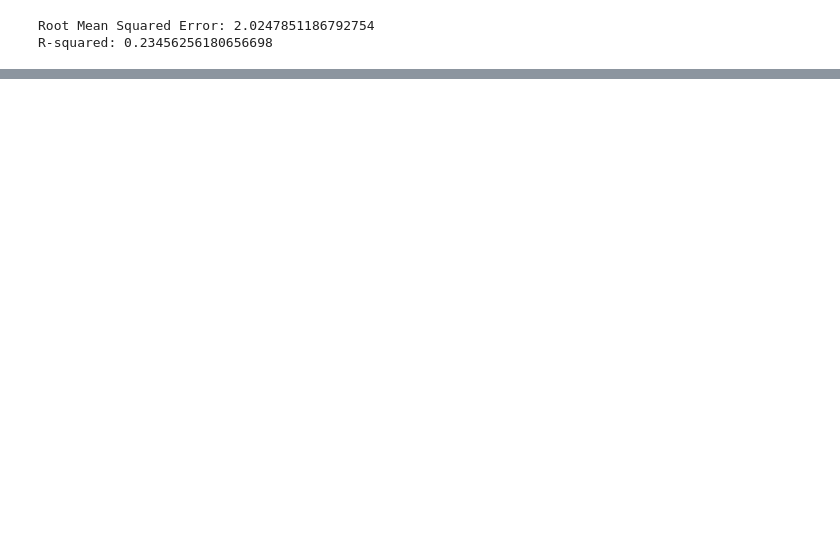
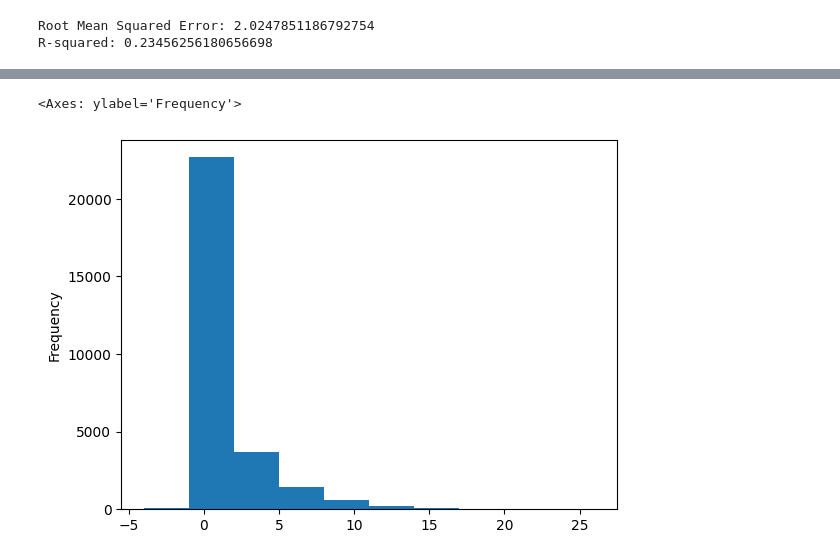
Before and after one commit to matgim1994/FPLAdvisor, a Jupyter notebook: prediction_template.ipynb, the cells around one changed output, grey strips where cells are left out. Drawn from its saved outputs; the diff is of its cells as text; code cells hidden in the pictures; blank space fills up the shorter version.

```diff
--- a/prediction_template.ipynb
+++ b/prediction_template.ipynb
@@ -329,3 +335,8 @@ R-squared: 0.23456256180656698
 #Scaling made results worse
 # %%
 #TO DO: SPRAWDZIĆ W JAKI SPOSÓB NALEŻY MODYFIKOWAĆ DANE W TYM PRZYPADKU ABY POLEPSZYĆ MODEL, WYPRÓBOWAĆ TENSORFLOW
+# %%
+df_players_stats_oh = pd.read_csv('df_players_stats_oh.csv')
+# %%
+df = df_players_stats_oh.drop(columns = ['element', 'minutes', 'goals_scored', 'assists', 'expected_goals', 'expected_assists'])
+df.columns
@@ -331,0 +352,5 @@ R-squared: 0.23456256180656698
+# %%
+df.total_points.plot(kind = 'hist')
+# %% [output]
+<Axes: ylabel='Frequency'>
+[figure, added]
```
Also changed, not shown: parts of 9 cells of this notebook.
